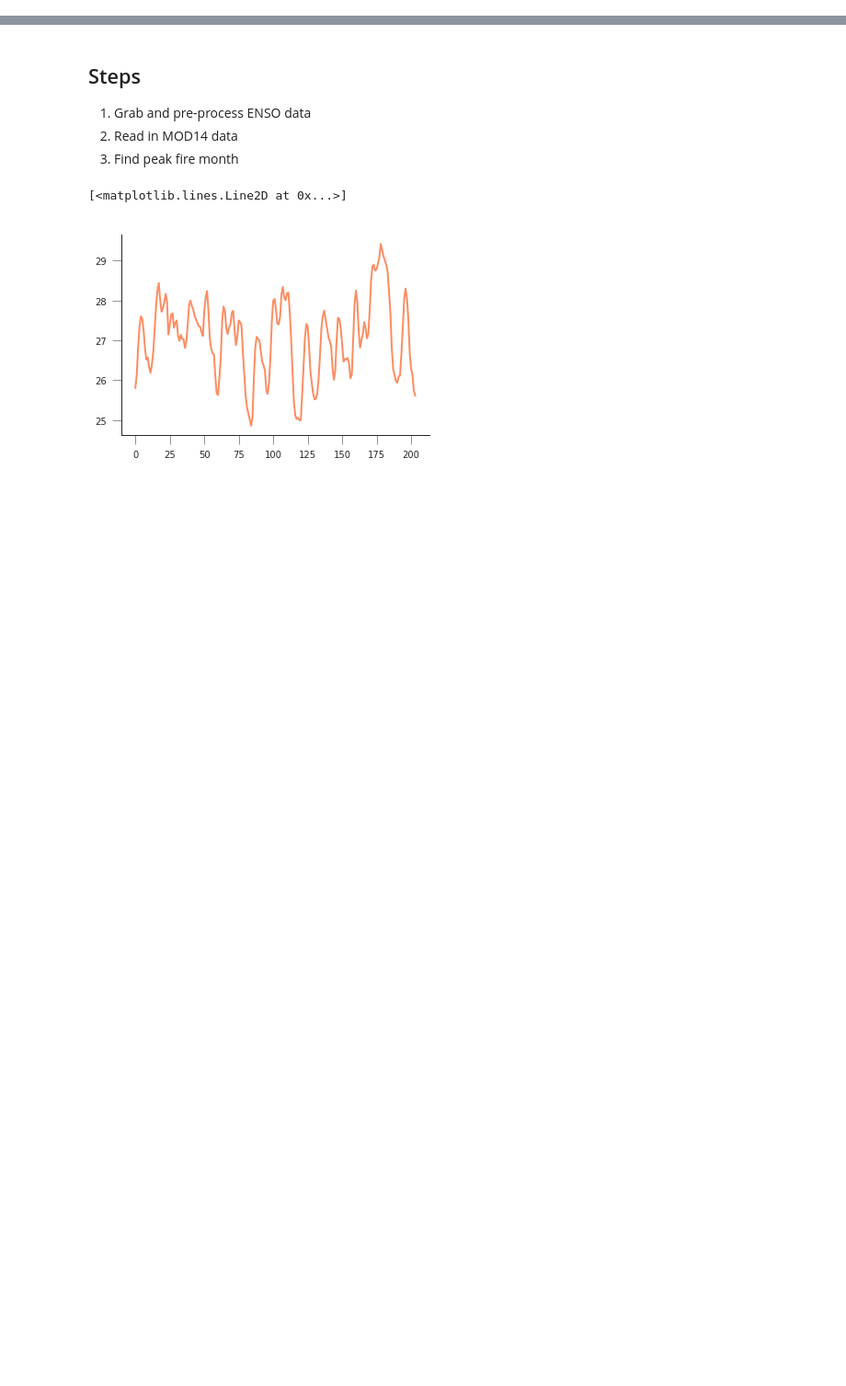
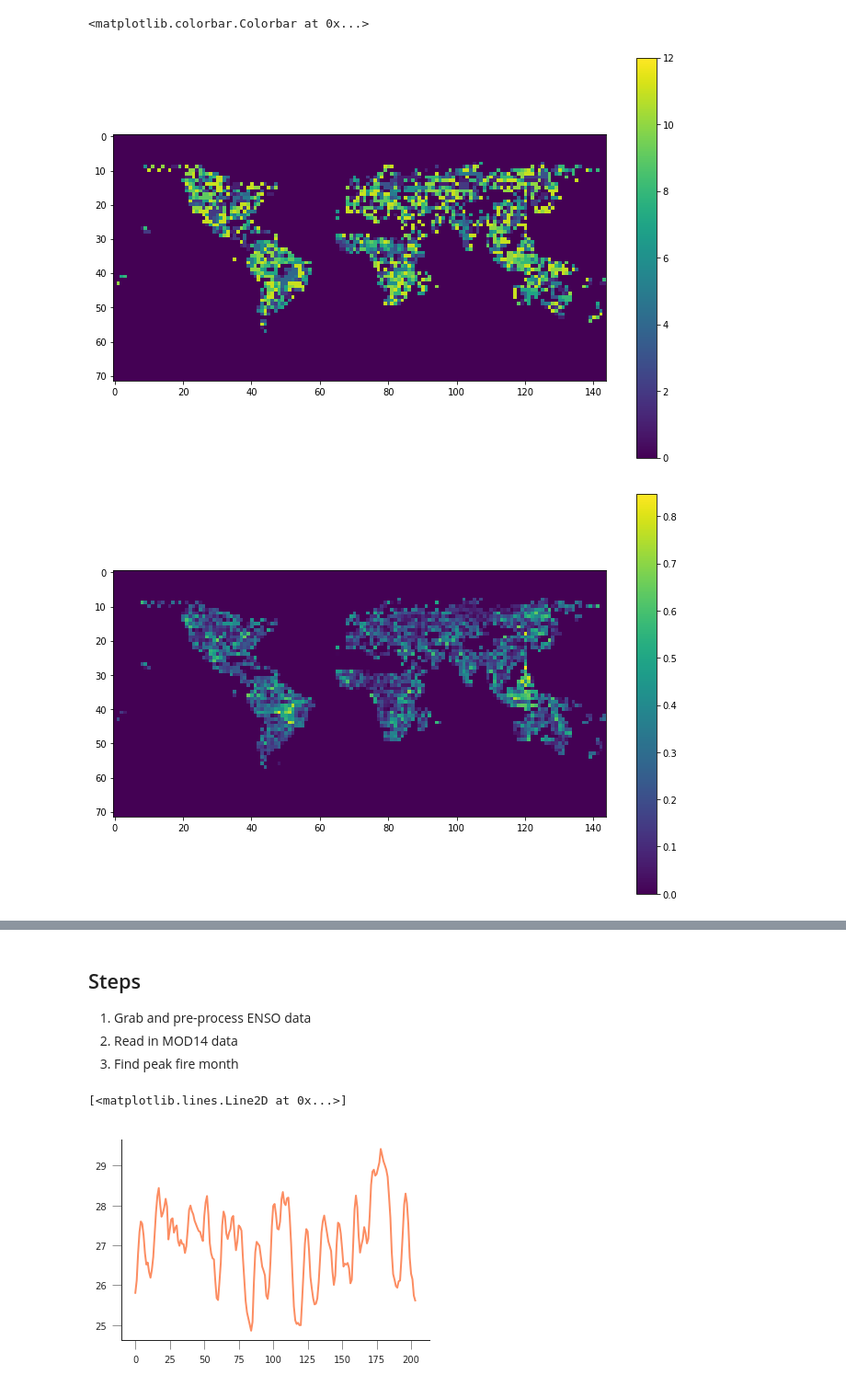
Before and after one commit to profLewis/geog0111_OLD, a Jupyter notebook: Chapter8_Fire_and_Teleconnections.ipynb, the cells around one changed output, grey strips where cells are left out. Shown at 92% size. Cells and saved outputs as stored; diff of their text form; code cells hidden in the pictures; blank space fills up the shorter version.

```diff
--- a/Chapter8_Fire_and_Teleconnections.ipynb
+++ b/Chapter8_Fire_and_Teleconnections.ipynb
@@ -115,0 +202,17 @@ _ = procure_dataset("mod14_data",
+# %%
+plt.figure(figsize=(12,8))
+plt.imshow(best_lag, interpolation="nearest", vmin=0, vmax=12)
+plt.colorbar()
+plt.figure(figsize=(12,8))
+plt.imshow(best_r2, interpolation="nearest")
+plt.colorbar()
+plt.figure(figsize=(12,8))
+plt.imshow(slope, interpolation="nearest")
+plt.colorbar()
+plt.figure(figsize=(12,8))
+plt.imshow(intercept, interpolation="nearest")
+plt.colorbar()
+# %% [output]
+<matplotlib.colorbar.Colorbar at 0x...>
+[figure, added]
+[figure, added]
```
Also changed, not shown: parts of 16 cells of this notebook.
